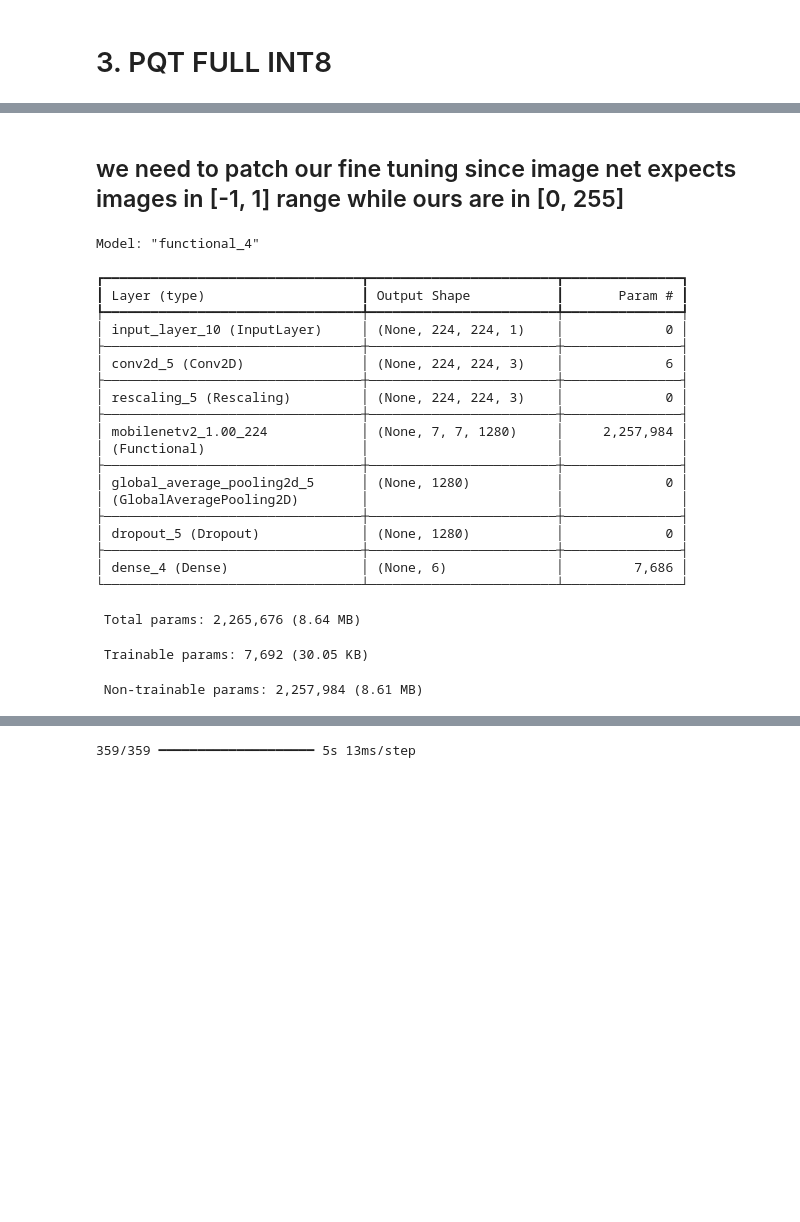
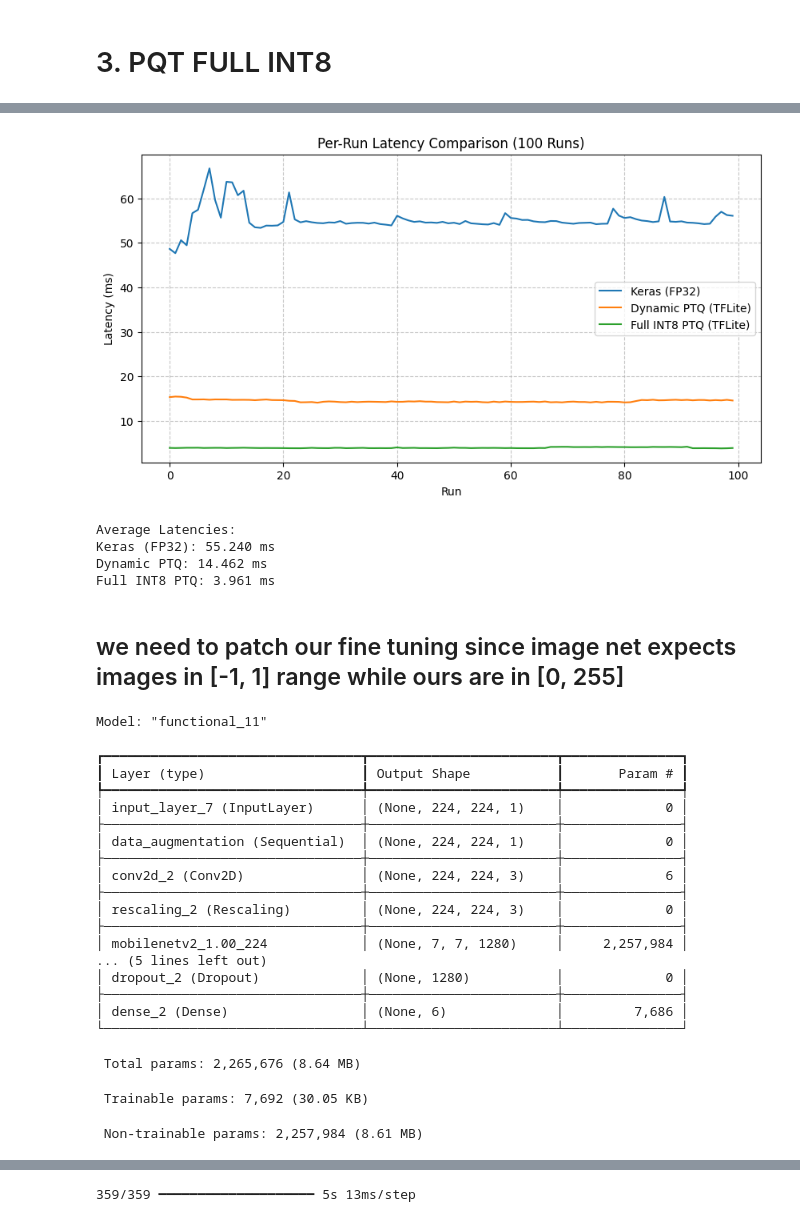
Before and after one commit to Theorist-Git/steel_defect_clf, a Jupyter notebook: model_optimization.ipynb, the cells around one changed output, grey strips where cells are left out. Drawn from its saved outputs; the diff is of its cells as text; code cells hidden in the pictures; blank space fills up the shorter version.

```diff
--- a/model_optimization.ipynb
+++ b/model_optimization.ipynb
@@ -319,20 +460,46 @@ accuracy
+# %%
+plt.figure(figsize=(10, 5))
+plt.plot(keras_latencies, label='Keras (FP32)')
+plt.plot(dynamic_ptq_latency, label='Dynamic PTQ (TFLite)')
+plt.plot(full_int8_ptq_latency, label='Full INT8 PTQ (TFLite)')
+plt.xlabel("Run")
+plt.ylabel("Latency (ms)")
+plt.title("Per-Run Latency Comparison (100 Runs)")
+plt.legend()
+plt.grid(True, linestyle='--', alpha=0.7)
+plt.show()
+# %% [output]
+[figure, added]
+# %%
+print("Average Latencies:")
+print(f"Keras (FP32): {np.mean(keras_latencies):.3f} ms")
+print(f"Dynamic PTQ: {np.mean(dynamic_ptq_latency):.3f} ms")
+print(f"Full INT8 PTQ: {np.mean(full_int8_ptq_latency):.3f} ms")
+# %% [output]
+Average Latencies:
+Keras (FP32): 55.240 ms
+Dynamic PTQ: 14.462 ms
+Full INT8 PTQ: 3.961 ms
 # %% [markdown]
 ## we need to patch our fine tuning since image net expects images in [-1, 1] range while ours are in [0, 255]
 # %%
 # Model 3: Fine tuning MobileNetV2
 
-data_augmentation = keras.Sequential(
-  [
+data_augmentation = keras.Sequential([
     layers.RandomFlip("horizontal_and_vertical", input_shape=(img_height, img_width, 1)),
-    layers.RandomRotation(0.1),
-    layers.RandomZoom(0.1),
-  ],
-)
+    layers.RandomRotation(0.075),        # modestly stronger rotation
+    layers.RandomTranslation(0.05, 0.05),
+    layers.RandomZoom(0.075),
+    layers.RandomContrast(0.10),
+    layers.GaussianNoise(0.02),
+], name="data_augmentation")
 
 inputs = layers.Input(shape=(img_height, img_width, 1))
 
+x = data_augmentation(inputs)
+
 # 1. First, convert 1-channel grayscale to 3-channel "pseudo-RGB"
-x = layers.Conv2D(3, (1, 1), padding='same')(inputs)
+x = layers.Conv2D(3, (1, 1), padding='same')(x)
 
 # 2. THEN, apply the rescaling expected by MobileNetV2
 x = layers.Rescaling(1./127.5, offset=-1)(x)
@@ -348,7 +515,7 @@ x = base_model(x, training=False)
 
 # Add our custom clf head for thr 6 defects
 x = layers.GlobalAveragePooling2D()(x)
-x = layers.Dropout(0.2)(x)
+x = layers.Dropout(0.4)(x)
 outputs = layers.Dense(num_classes, activation='softmax')(x)
 model_3 = tf.keras.Model(inputs, outputs)
 
@@ -359,25 +526,23 @@ model_3.compile(optimizer=optimizer,
 
 model_3.summary()
 # %% [output]
-Model: "functional_4"
+Model: "functional_11"
 ┏━━━━━━━━━━━━━━━━━━━━━━━━━━━━━━━━━┳━━━━━━━━━━━━━━━━━━━━━━━━┳━━━━━━━━━━━━━━━┓
 ┃ Layer (type)                    ┃ Output Shape           ┃       Param # ┃
 ┡━━━━━━━━━━━━━━━━━━━━━━━━━━━━━━━━━╇━━━━━━━━━━━━━━━━━━━━━━━━╇━━━━━━━━━━━━━━━┩
-│ input_layer_10 (InputLayer)     │ (None, 224, 224, 1)    │             0 │
+│ input_layer_7 (InputLayer)      │ (None, 224, 224, 1)    │             0 │
 ├─────────────────────────────────┼────────────────────────┼───────────────┤
-│ conv2d_5 (Conv2D)               │ (None, 224, 224, 3)    │             6 │
+│ data_augmentation (Sequential)  │ (None, 224, 224, 1)    │             0 │
 ├─────────────────────────────────┼────────────────────────┼───────────────┤
-│ rescaling_5 (Rescaling)         │ (None, 224, 224, 3)    │             0 │
+│ conv2d_2 (Conv2D)               │ (None, 224, 224, 3)    │             6 │
+├─────────────────────────────────┼────────────────────────┼───────────────┤
+│ rescaling_2 (Rescaling)         │ (None, 224, 224, 3)    │             0 │
 ├─────────────────────────────────┼────────────────────────┼───────────────┤
 │ mobilenetv2_1.00_224            │ (None, 7, 7, 1280)     │     2,257,984 │
-│ (Functional)                    │                        │               │
+... (5 lines left out)
+│ dropout_2 (Dropout)             │ (None, 1280)           │             0 │
 ├─────────────────────────────────┼────────────────────────┼───────────────┤
-│ global_average_pooling2d_5      │ (None, 1280)           │             0 │
-│ (GlobalAveragePooling2D)        │                        │               │
-├─────────────────────────────────┼────────────────────────┼───────────────┤
-│ dropout_5 (Dropout)             │ (None, 1280)           │             0 │
-├─────────────────────────────────┼────────────────────────┼───────────────┤
-│ dense_4 (Dense)                 │ (None, 6)              │         7,686 │
+│ dense_2 (Dense)                 │ (None, 6)              │         7,686 │
 └─────────────────────────────────┴────────────────────────┴───────────────┘
  Total params: 2,265,676 (8.64 MB)
  Trainable params: 7,692 (30.05 KB)
```
Also changed, not shown: parts of 26 cells of this notebook, 8 other files.
